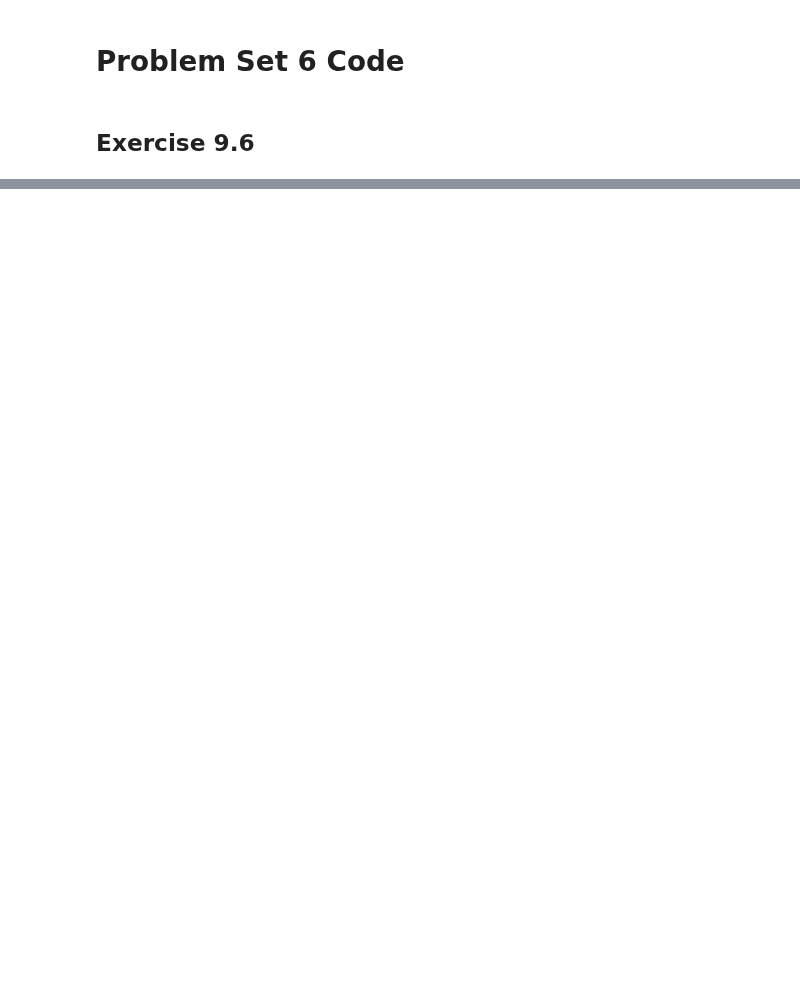
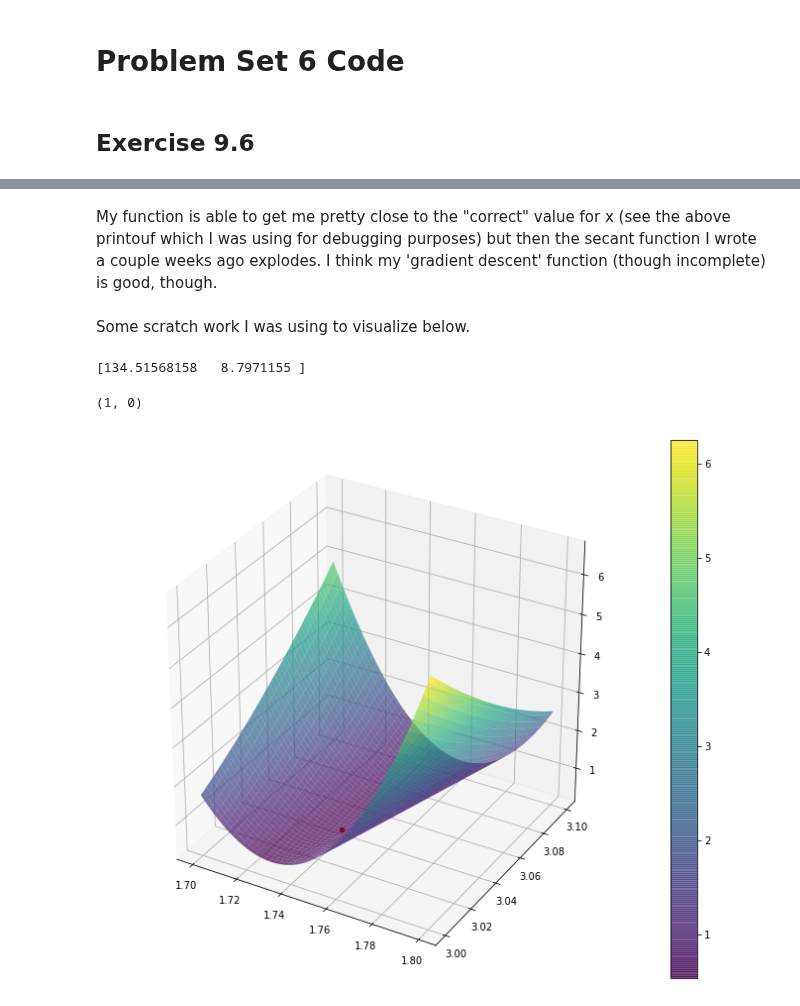
Before and after one commit to mattdbrown17/BootCamp2018, a Jupyter notebook: ProbSets/Math/ProbSet6/PSet 6 - Code.ipynb, the cells around one changed output, grey strips where cells are left out. Cells and saved outputs as stored; diff of their text form; code cells hidden in the pictures; blank space fills up the shorter version.

```diff
--- a/ProbSets/Math/ProbSet6/PSet 6 - Code.ipynb
+++ b/ProbSets/Math/ProbSet6/PSet 6 - Code.ipynb
@@ -61,15 +45,0 @@ plt.colorbar()
-# %%
-
-def steepest_descent (x0, b, Q, episilon=1e-6):
-    Df = lambda x: (1/2) * np.dot(x.T, Q.T + Q) - b.T
-    i = 0
-    max_iter = 1000
-    D = 1
-
-    while i < max_iter and D > episilon:
-        i += 1
-        x1 = np.copy(x0)
-        x0 = (np.outer(Df(x1), Df(x1).T))/(np.dot(Df(x1, Q), Df(x1).T))
-        D = np.abs(x0)
-
-    return x1
@@ -79,0 +73,7 @@ NameError: name 'steepestdescent' is not defined
+# %%
+#Test
+F = np.array([[1., 2.], [3., 4.]])
+f = lambda x: (F @ x).T @ (F @ x)
+x = np.array([2., 2.])
+f(x)
+Df(f, x, .01)
@@ -79,0 +228,25 @@ NameError: name 'steepestdescent' is not defined
+# %% [markdown]
+My function is able to get me pretty close to the "correct" value for x (see the above printouf which I was using for debugging purposes) but then the secant function I wrote a couple weeks ago explodes. I think my 'gradient descent' function (though incomplete) is good, though.
+# %% [markdown]
+Some scratch work I was using to visualize below.
+# %%
+v_init = np.array([1.74315, 3.0325575])
+print(Df(rosenbrock, v_init, .01))
+
+fig = plt.figure(figsize = (12, 10))
+ax = plt.axes(projection='3d')
+
+Xgrid = np.linspace(1.7, 1.8, 100)
+Ygrid = np.linspace(3., 3.1, 100)
+X, Y = np.meshgrid(Xgrid, Ygrid)
+Z = rosenbrock(np.array([X, Y]))
+p = ax.plot_surface(X, Y, Z, cmap=plt.cm.viridis, alpha = .7)
+fig.colorbar(p)
+ax.scatter(np.array(v_init[0]), np.array(v_init[1]), np.array(rosenbrock(v_init)), c = 'r')
+#ax.plot()
+
+rosenbrock([0, 0]), rosenbrock([1, 1])
+# %% [output]
+[134.51568158   8.7971155 ]
+(1, 0)
+[figure, added]
```
Also changed, not shown: parts of 13 cells of this notebook, 13 other files.
